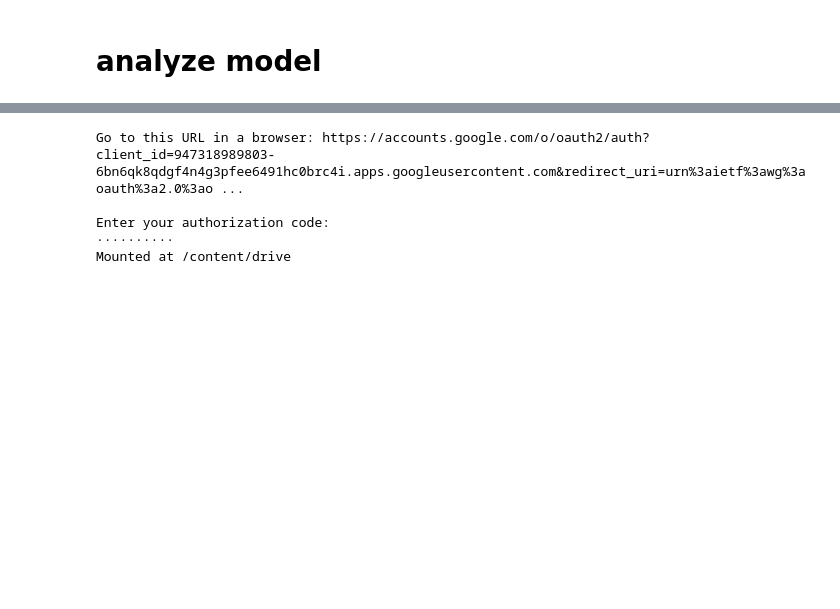
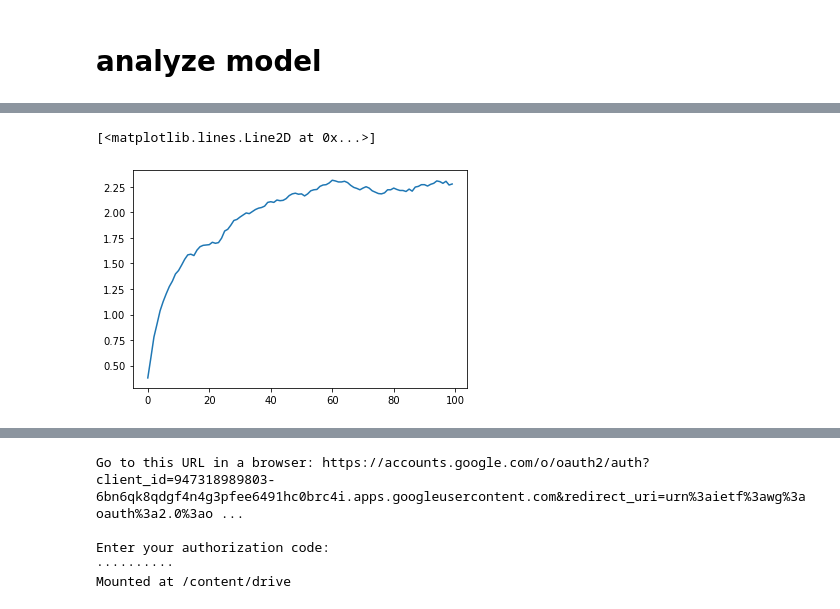
Before and after one commit to Kortelange/meta-reinforcement-learning, a Jupyter notebook: a2c_meta-bandits.ipynb, the cells around one changed output, grey strips where cells are left out. Saved outputs shown, nothing was run; the diff lists cells and outputs as text; code cells hidden in the pictures; blank space fills up the shorter version.

```diff
--- a/a2c_meta-bandits.ipynb
+++ b/a2c_meta-bandits.ipynb
@@ -1000,0 +1007,8 @@ WARNING:tensorflow:Unresolved object in checkpoint: (root).optimizer's state 'm'
+# %%
+g = ThompsonAgent('easy')
+b2 = g.benchmark()
+treg = np.max(b2['bandits']) - b2['rewards'].mean(axis = 0)
+plt.plot(np.cumsum(treg))
+# %% [output]
+[<matplotlib.lines.Line2D at 0x...>]
+[figure, added]
```
Also changed, not shown: parts of 14 cells of this notebook, 1 other file.
